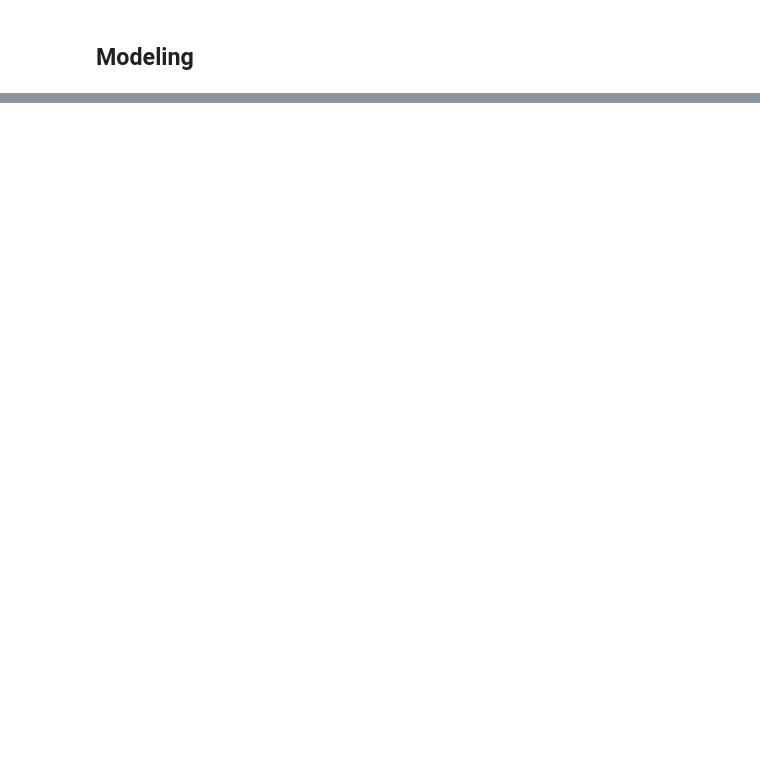
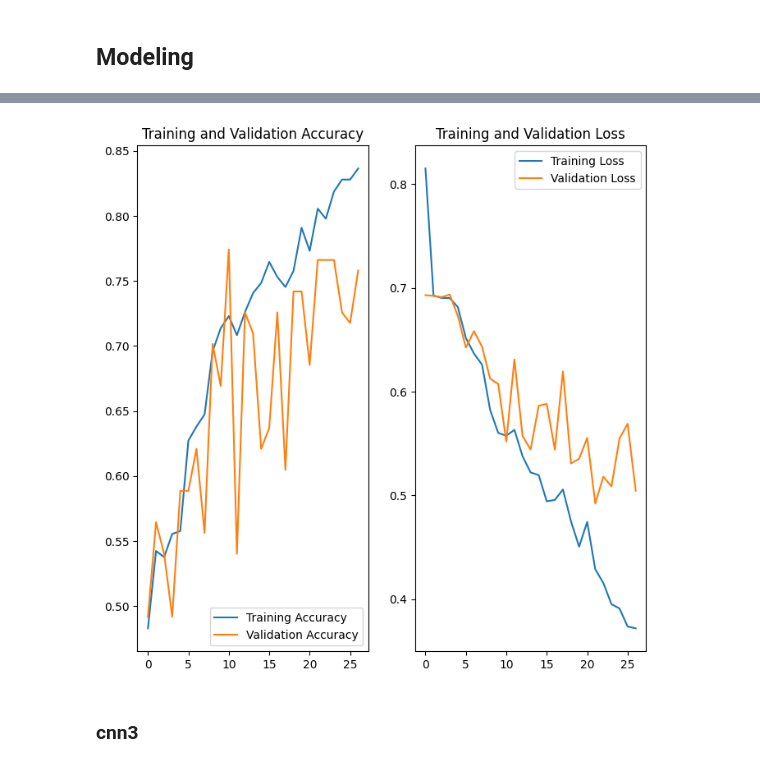
Before and after one commit to BluedreamV1B3/MRSA-Detection, a Jupyter notebook: MRSA Detection.ipynb, the cells around one changed output, grey strips where cells are left out. Saved outputs shown, nothing was run; the diff lists cells and outputs as text; code cells hidden in the pictures; blank space fills up the shorter version.

```diff
--- a/MRSA Detection.ipynb
+++ b/MRSA Detection.ipynb
@@ -171,0 +245,36 @@ _________________________________________________________________
+# %%
+log_dir = "logs/fit/" + "cnn2"
+tensorboard_callback = tf.keras.callbacks.TensorBoard(log_dir=log_dir, histogram_freq=1)
+early_stopping_callback = tf.keras.callbacks.EarlyStopping(patience=5, restore_best_weights=True, start_from_epoch=10)
+checkpoint_callback = tf.keras.callbacks.ModelCheckpoint("checkpoint/cnn2_checkpoint", save_best_only=True)
+
+tf.random.set_seed(420)
+model = Sequential([
+  layers.Rescaling(1./255, input_shape=(128, 128, 3)),
+  layers.Conv2D(16, 3, padding='same', activation='relu'),
+  layers.MaxPooling2D(),
+  layers.Dropout(0.2),
+  layers.Conv2D(32, 3, padding='same', activation='relu'),
+  layers.MaxPooling2D(),
+  layers.Dropout(0.2),
+  layers.Conv2D(64, 3, padding='same', activation='relu'),
+  layers.MaxPooling2D(),
+  layers.Dropout(0.2),
+  layers.Flatten(),
+  layers.Dense(128, activation='relu'),
+  layers.Dense(num_classes, name="outputs")
+])
+
+model.compile(optimizer='adam',
+              loss=tf.keras.losses.SparseCategoricalCrossentropy(from_logits=True),
+              metrics=['accuracy'])
+
+model.summary()
+
+epochs = 30
+history = model.fit(
+  train_ds,
+  validation_data=val_ds,
+  epochs=epochs,
+  callbacks=[tensorboard_callback, early_stopping_callback, checkpoint_callback]
+)
@@ -171,0 +313,6 @@ _________________________________________________________________
+# %%
+plot_training_history(history)
+# %% [output]
+[figure, added]
+# %% [markdown]
+### cnn3
```
Also changed, not shown: parts of 42 cells of this notebook.
